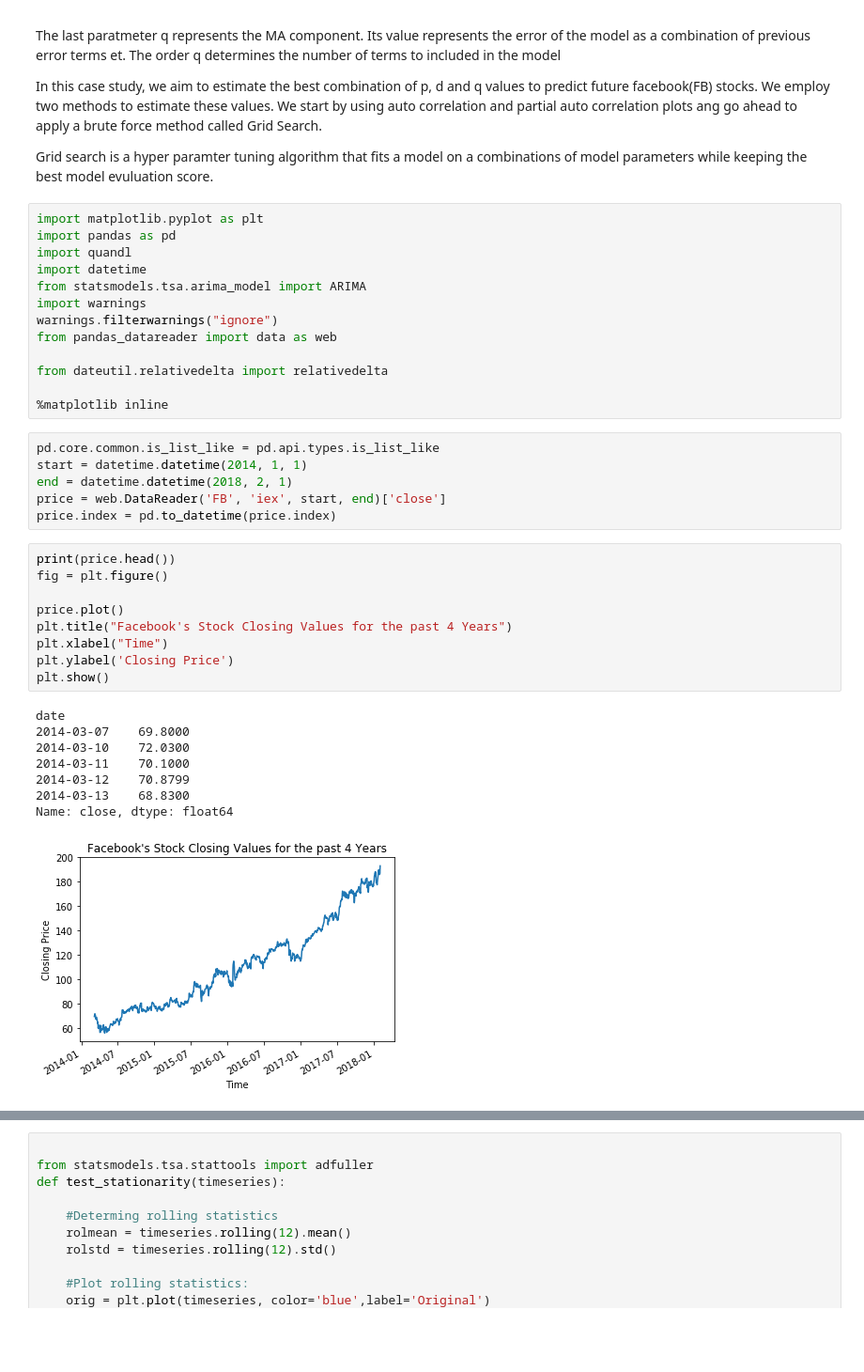
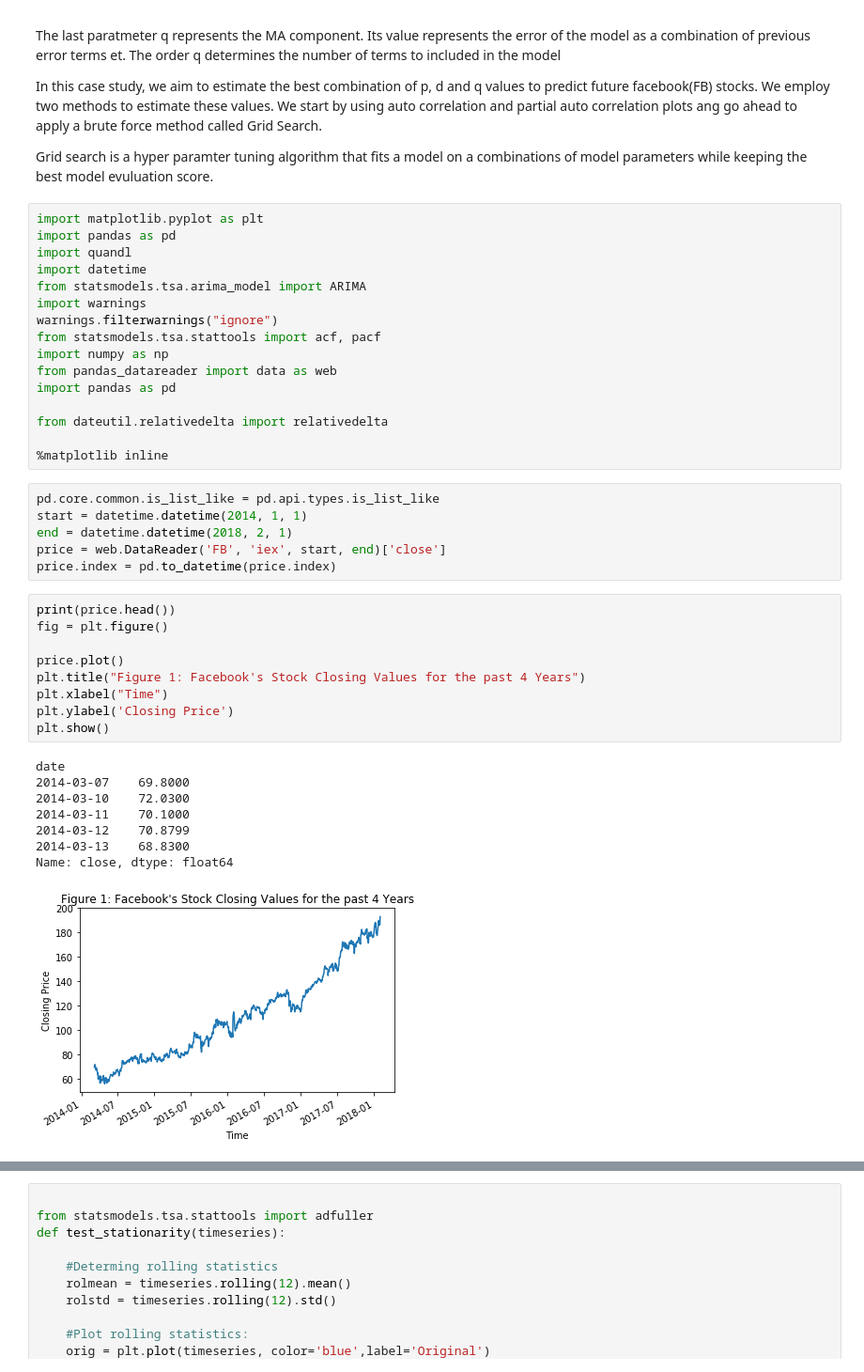
Before and after one commit to kjprice/smu-quantifying-the-world, a Jupyter notebook: CaseStudy4/CaseStudy.ipynb, the cells around one changed output, grey strips where cells are left out. Shown at 94% size. Drawn from its saved outputs; the diff is of its cells as text; blank space fills up the shorter version.

```diff
--- a/CaseStudy4/CaseStudy.ipynb
+++ b/CaseStudy4/CaseStudy.ipynb
@@ -26,7 +26,10 @@ import datetime
 from statsmodels.tsa.arima_model import ARIMA
 import warnings
 warnings.filterwarnings("ignore")
+from statsmodels.tsa.stattools import acf, pacf
+import numpy as np
 from pandas_datareader import data as web
+import pandas as pd
 
 from dateutil.relativedelta import relativedelta
 
@@ -40,18 +43,18 @@ price.index = pd.to_datetime(price.index)
 # %%
 print(price.head())
 fig = plt.figure()
 
 price.plot()
-plt.title("Facebook's Stock Closing Values for the past 4 Years")
+plt.title("Figure 1: Facebook's Stock Closing Values for the past 4 Years")
 plt.xlabel("Time")
 plt.ylabel('Closing Price')
 plt.show()
 # %% [output]
 date
 2014-03-07    69.8000
 2014-03-10    72.0300
 2014-03-11    70.1000
 2014-03-12    70.8799
 2014-03-13    68.8300
 Name: close, dtype: float64
-[figure, old version]
+[figure, new version]
```
Also changed, not shown: parts of 21 cells of this notebook.
